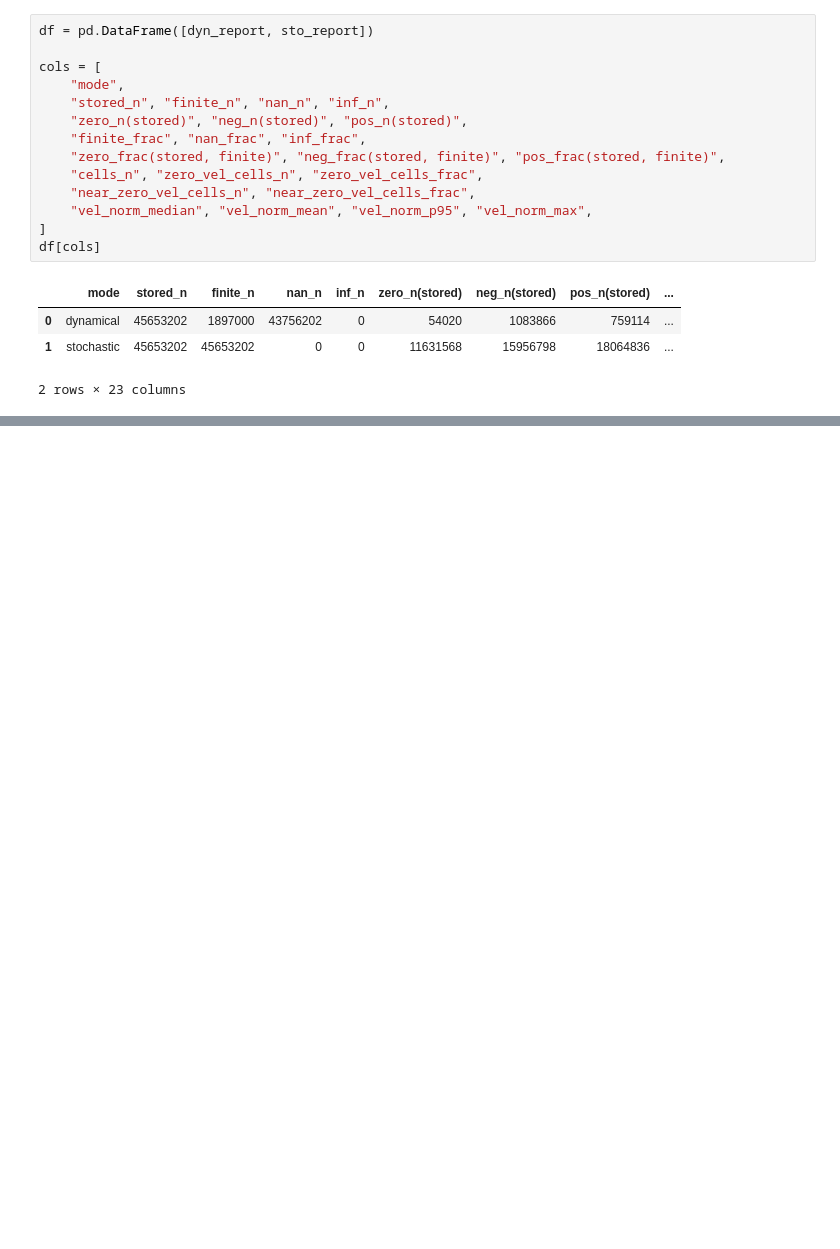
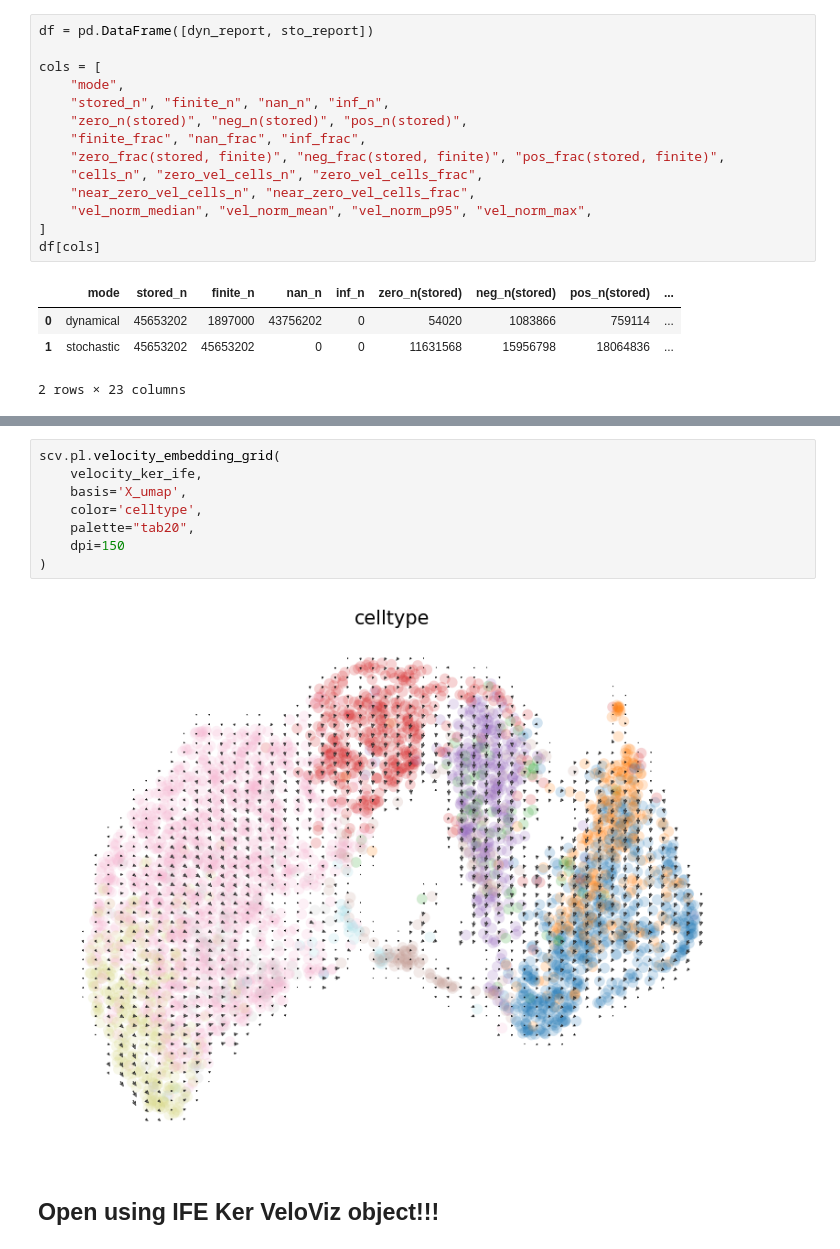
Before and after one commit to marissanesteban/rnavelo-CITEseq, a Jupyter notebook: velocity scripts/VeloViz.ipynb, the cells around one changed output, grey strips where cells are left out. Cells and saved outputs as stored; diff of their text form; blank space fills up the shorter version.

```diff
--- a/velocity scripts/VeloViz.ipynb
+++ b/velocity scripts/VeloViz.ipynb
@@ -312,0 +330,12 @@ adata_sub.obs.to_csv("obs.csv")
+# %%
+scv.pl.velocity_embedding_grid(
+    velocity_ker_ife,
+    basis='X_umap',
+    color='celltype',
+    palette="tab20",
+    dpi=150
+)
+# %% [output]
+[figure, added]
+# %% [markdown]
+## Open using IFE Ker VeloViz object!!!
```
Also changed, not shown: parts of 10 cells of this notebook, 2 other files.
